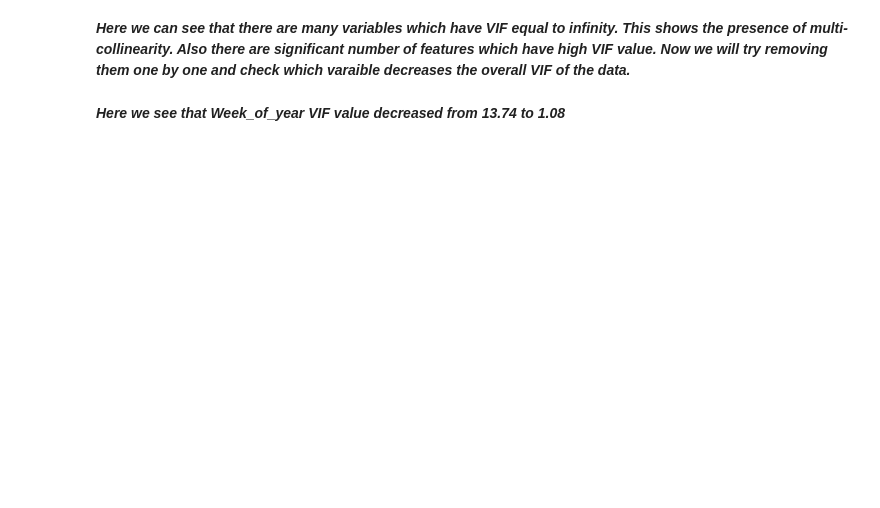
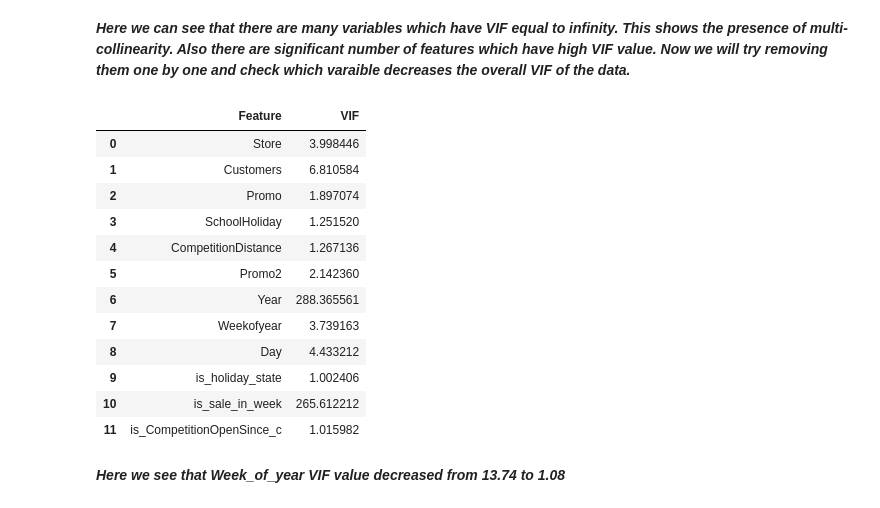
Before and after one commit to priyankashinde-DS/Rossmann_sales_prediction, a Jupyter notebook: ML(Supervised)_Rossmann_Sales_Prediction_Capstone_Project.ipynb, the cells around one changed output. Drawn from its saved outputs; the diff is of its cells as text; code cells hidden in the pictures; blank space fills up the shorter version.

```diff
--- a/ML(Supervised)_Rossmann_Sales_Prediction_Capstone_Project.ipynb
+++ b/ML(Supervised)_Rossmann_Sales_Prediction_Capstone_Project.ipynb
@@ -985,2 +956,18 @@ calc_vif(input.drop('Month',axis=1))
+# %%
+get_vif(linear_model_df)
+# %% [output]
+|  | Feature | VIF |
+| 0 | Store | 3.998446 |
+| 1 | Customers | 6.810584 |
+| 2 | Promo | 1.897074 |
+| 3 | SchoolHoliday | 1.251520 |
+| 4 | CompetitionDistance | 1.267136 |
+| 5 | Promo2 | 2.142360 |
+| 6 | Year | 288.365561 |
+| 7 | Weekofyear | 3.739163 |
+| 8 | Day | 4.433212 |
+| 9 | is_holiday_state | 1.002406 |
+| 10 | is_sale_in_week | 265.612212 |
+| 11 | is_CompetitionOpenSince_c | 1.015982 |
 # %% [markdown]
 ***Here we see that Week_of_year VIF value decreased from 13.74 to 1.08***
```
Also changed, not shown: parts of 64 cells of this notebook.
